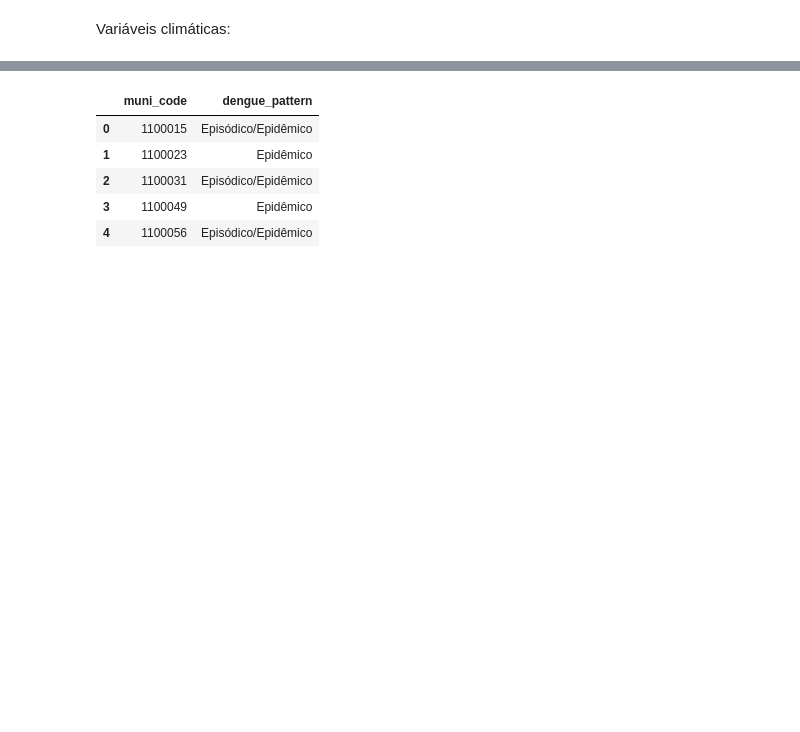
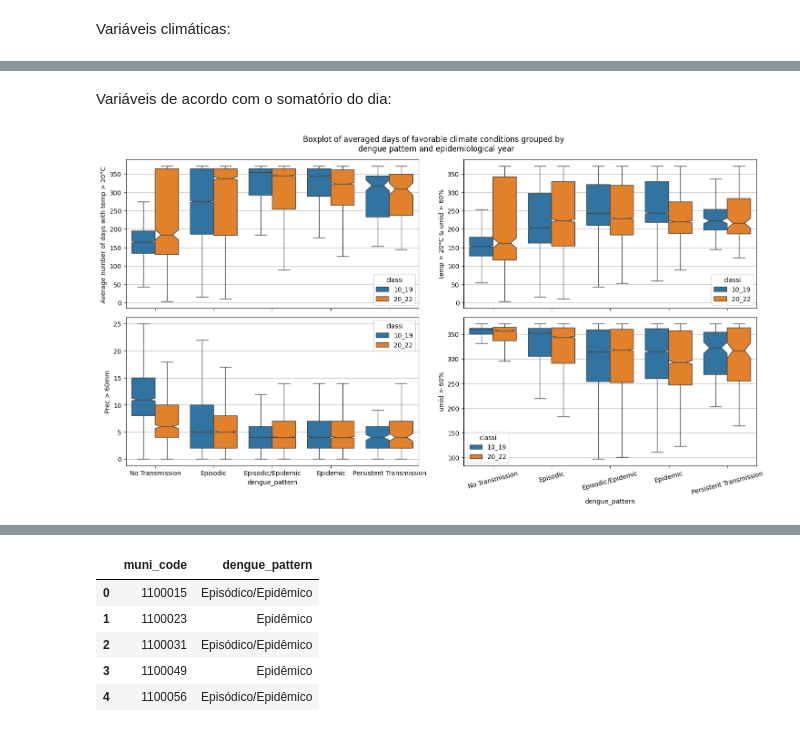
Before and after one commit to iasmimalmeida/Epidynamics, a Jupyter notebook: Phyton/make_boxplot.ipynb, the cells around one changed output, grey strips where cells are left out. Saved outputs shown, nothing was run; the diff lists cells and outputs as text; code cells hidden in the pictures; blank space fills up the shorter version.

```diff
--- a/Phyton/make_boxplot.ipynb
+++ b/Phyton/make_boxplot.ipynb
@@ -78,0 +113,36 @@ plt.show()
+# %% [markdown]
+Variáveis de acordo com o somatório do dia:
+# %%
+fig, ax = plt.subplots(2,2, figsize = (15, 8),  sharex = True)
+
+sns.boxplot(x='dengue_pattern', y='thr_temp', data=df, showfliers = False, order = prof_order, hue = 'classi', ax=ax[0,0],
+           notch = True)
+
+ax[0,0].set_ylabel('Average number of days with temp > 20°C ')
+
+
+sns.boxplot(x='dengue_pattern', y='thr_temp_umid', data=df, showfliers = False,order = prof_order,  hue = 'classi',ax=ax[0, 1],notch = True)
+
+ax[0, 1].set_ylabel('temp > 20°C & umid > 60%')
+
+
+sns.boxplot(x='dengue_pattern', y='thr_prec', data=df, showfliers = False,order = prof_order, hue = 'classi', ax=ax[1,0],notch = True)
+
+ax[1,0].set_ylabel('Prec > 60mm')
+
+sns.boxplot(x='dengue_pattern', y='thr_umid', data=df, showfliers = False,order = prof_order, hue = 'classi', ax=ax[1,1],notch = True)
+
+ax[1,1].set_ylabel('umid > 60%')
+
+for ax_ in ax.ravel():
+    ax_.grid(True, axis='y')
+
+plt.suptitle('Boxplot of averaged days of favorable climate conditions grouped by \n dengue pattern and epidemiological year')
+
+plt.tight_layout()
+plt.xticks(rotation=15)  # Rotate x labels if needed
+
+#plt.savefig('../figures/boxplot_clima.png',  dpi = 300, bbox_inches = 'tight')
+plt.show()
+# %% [output]
+[figure, added]
```
Also changed, not shown: parts of 10 cells of this notebook, 5 other files.
